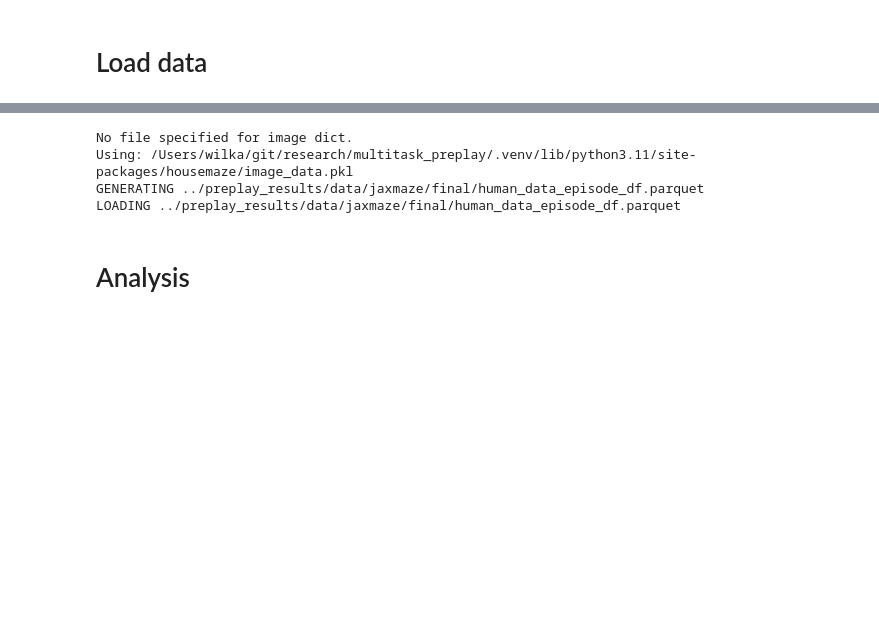
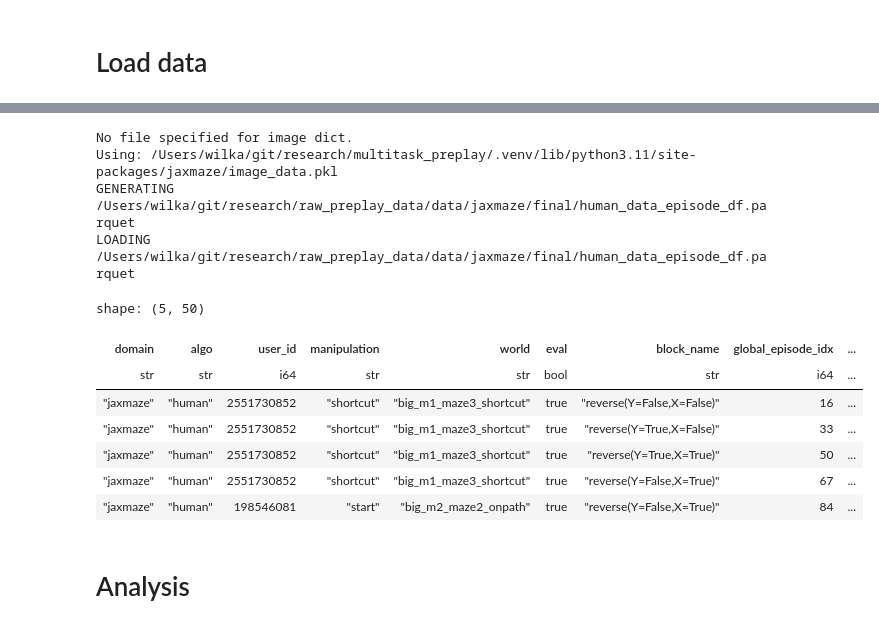
Before and after one commit to wcarvalho/multitask_preplay, a Jupyter notebook: figures/jaxmaze_results.ipynb, the cells around one changed output, grey strips where cells are left out. Drawn from its saved outputs; the diff is of its cells as text; code cells hidden in the pictures; blank space fills up the shorter version.

```diff
--- a/figures/jaxmaze_results.ipynb
+++ b/figures/jaxmaze_results.ipynb
@@ -75,13 +69,21 @@ shape: (5, 19)
 # %%
 from data_processing import process_user_data
 
 user_df = process_user_data.get_jaxmaze_human_data()
-# user_df.filter(eval=True).head()
+user_df.filter(eval=True).head()
 # %% [output]
 No file specified for image dict.
-Using: /Users/wilka/git/research/multitask_preplay/.venv/lib/python3.11/site-packages/housemaze/image_data.pkl
-GENERATING ../preplay_results/data/jaxmaze/final/human_data_episode_df.parquet
-LOADING ../preplay_results/data/jaxmaze/final/human_data_episode_df.parquet
+Using: /Users/wilka/git/research/multitask_preplay/.venv/lib/python3.11/site-packages/jaxmaze/image_data.pkl
+GENERATING /Users/wilka/git/research/raw_preplay_data/data/jaxmaze/final/human_data_episode_df.parquet
+LOADING /Users/wilka/git/research/raw_preplay_data/data/jaxmaze/final/human_data_episode_df.parquet
+shape: (5, 50)
+| domain | algo | user_id | manipulation | world | eval | block_name | global_episode_idx | ... |
+| str | str | i64 | str | str | bool | str | i64 | ... |
+| "jaxmaze" | "human" | 2551730852 | "shortcut" | "big_m1_maze3_shortcut" | true | "reverse(Y=False,X=False)" | 16 | ... |
+| "jaxmaze" | "human" | 2551730852 | "shortcut" | "big_m1_maze3_shortcut" | true | "reverse(Y=True,X=False)" | 33 | ... |
+| "jaxmaze" | "human" | 2551730852 | "shortcut" | "big_m1_maze3_shortcut" | true | "reverse(Y=True,X=True)" | 50 | ... |
+| "jaxmaze" | "human" | 2551730852 | "shortcut" | "big_m1_maze3_shortcut" | true | "reverse(Y=False,X=True)" | 67 | ... |
+| "jaxmaze" | "human" | 198546081 | "start" | "big_m2_maze2_onpath" | true | "reverse(Y=False,X=True)" | 84 | ... |
 # %% [markdown]
 # Analysis
 # %%
```
Also changed, not shown: parts of 5 cells of this notebook, 35 other files.
